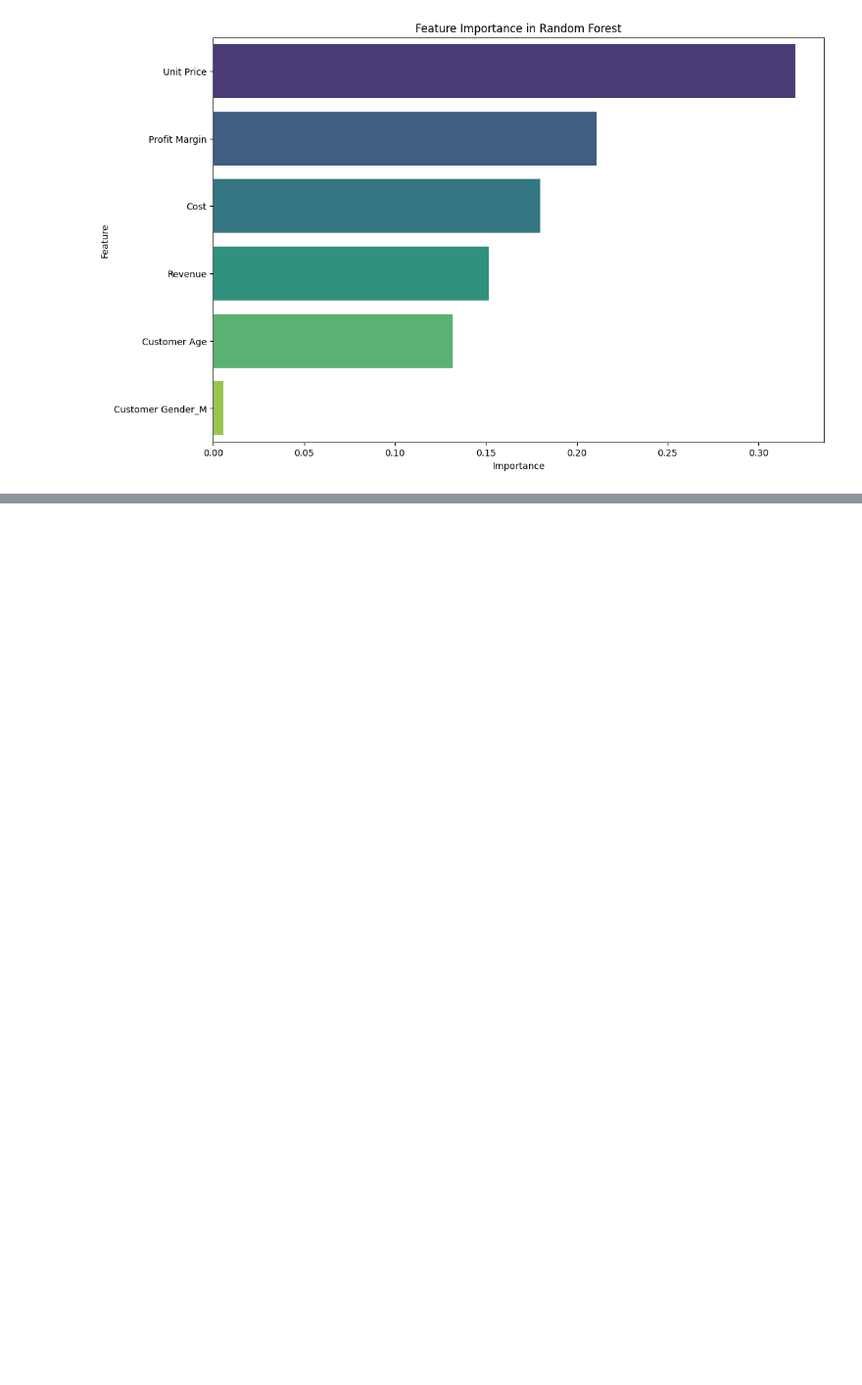
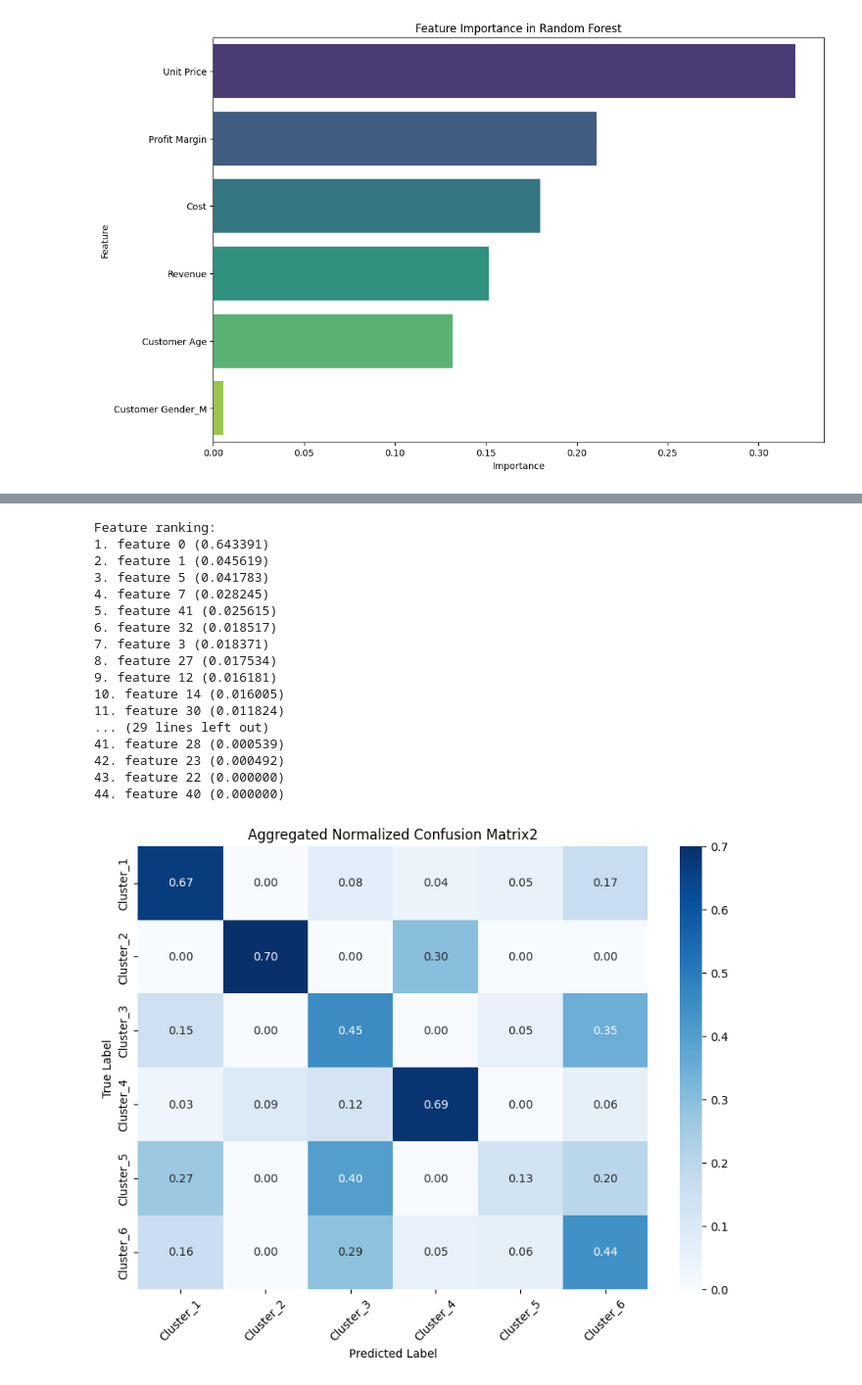
Before and after one commit to Girlcoding22/INDENG142_Sp25, a Jupyter notebook: aggregated_Random_forest.ipynb, the cells around one changed output, grey strips where cells are left out. Shown at 98% size. Drawn from its saved outputs; the diff is of its cells as text; code cells hidden in the pictures; blank space fills up the shorter version.

```diff
--- a/aggregated_Random_forest.ipynb
+++ b/aggregated_Random_forest.ipynb
@@ -31,7 +31,7 @@ memory usage: 152.7+ KB
 None
 # %%
 #hot encoding categorical variables
-aggregate_df_encoded = pd.get_dummies(aggregate_df, columns=['Customer Gender', 'Cluster', 'Country'], drop_first=True)
+aggregate_df_encoded = pd.get_dummies(aggregate_df, columns=['Customer Gender', 'Cluster', 'Country', 'State'], drop_first=True)
 aggregate_df_encoded
 
 ag_df = pd.get_dummies(aggregate_df, columns=['key', 'Customer Gender', 'Cluster', 'Country'], drop_first=True)
@@ -205,0 +289,44 @@ Passing `palette` without assigning `hue` is deprecated and will be removed in v
+# %%
+#Feature Importance
+importances = rf_model2.feature_importances_
+indices = np.argsort(importances)[::-1]
+# Print the feature ranking
+print("Feature ranking:")
+for f in range(X2.shape[1]):
+    print("%d. feature %d (%f)" % (f + 1, indices[f], importances[indices[f]]))
+
+#make a confusion matrix
+cm2 = confusion_matrix(y2_test, y2_pred)
+# Normalize the confusion matrix
+cm2_normalized = cm2.astype('float') / cm2.sum(axis=1)[:, np.newaxis]
+# Get the unique labels from the original target variable
+unique_labels2 = ['Cluster_1', 'Cluster_2', 'Cluster_3', 'Cluster_4', 'Cluster_5', 'Cluster_6']
+# unique_labels2 = aggregate_df['Cluster'].unique()
+# Create a heatmap with proper labels
+plt.figure(figsize=(10, 7))
+sns.heatmap(cm2_normalized, annot=True, fmt='.2f', cmap='Blues',
+            xticklabels=unique_labels2, yticklabels=unique_labels2)
+plt.title('Aggregated Normalized Confusion Matrix2')
+plt.xlabel('Predicted Label')
+plt.ylabel('True Label')
+plt.xticks(rotation=45)
+plt.show()
+# %% [output]
+Feature ranking:
+1. feature 0 (0.643391)
+2. feature 1 (0.045619)
+3. feature 5 (0.041783)
+4. feature 7 (0.028245)
+5. feature 41 (0.025615)
+6. feature 32 (0.018517)
+7. feature 3 (0.018371)
+8. feature 27 (0.017534)
+9. feature 12 (0.016181)
+10. feature 14 (0.016005)
+11. feature 30 (0.011824)
+... (29 lines left out)
+41. feature 28 (0.000539)
+42. feature 23 (0.000492)
+43. feature 22 (0.000000)
+44. feature 40 (0.000000)
+[figure, added]
```
Also changed, not shown: parts of 4 cells of this notebook, 1 other file.
